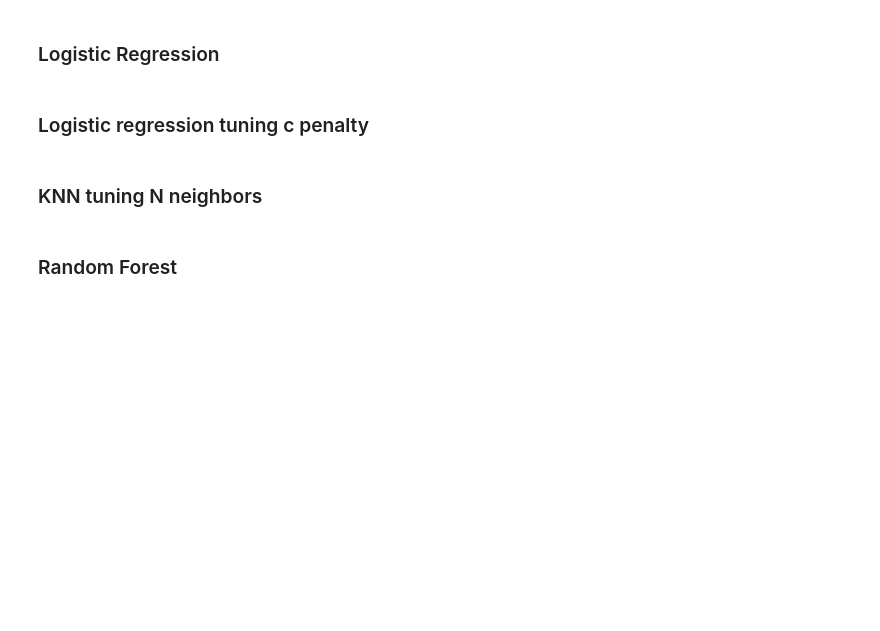
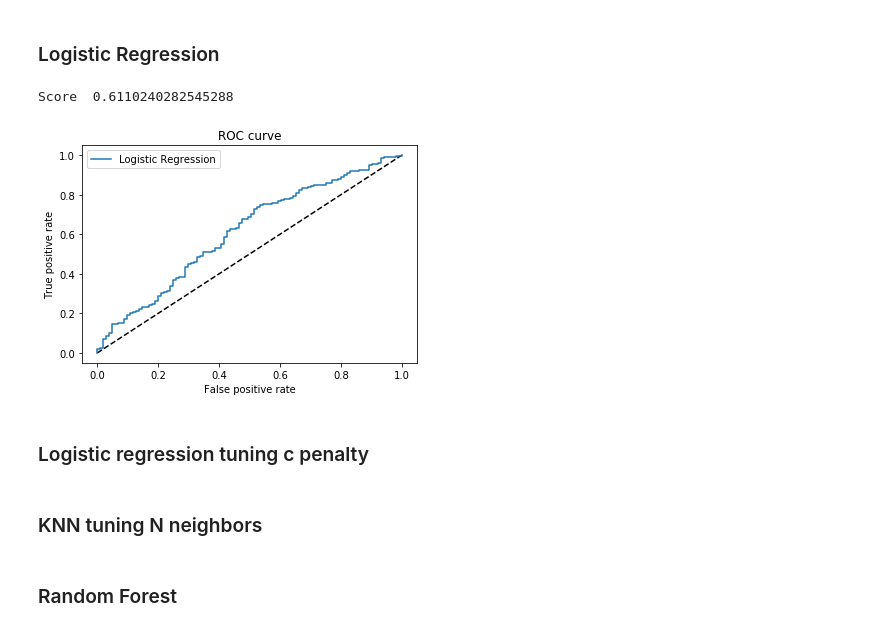
Before and after one commit to mariembelhajali/-Ipo-prediction-, a Jupyter notebook: project_description-2018.ipynb, the cells around one changed output. Drawn from its saved outputs; the diff is of its cells as text; code cells hidden in the pictures; blank space fills up the shorter version.

```diff
--- a/project_description-2018.ipynb
+++ b/project_description-2018.ipynb
@@ -151,9 +152,12 @@ plot_roc_curve('Dummy',y_pred)
 # %%
 baseline_clf = LogisticRegression()
 baseline_clf.fit(X_train,y_train)
 y_pred = baseline_clf.predict_proba(X_test)
 print('Score ',roc_auc_score(y_test, y_pred[:,1]))
-plot_roc_curve('Logistic Regression',y_pred)
+plot_roc_curve('Logistic Regression',y_pred,y_test)
+# %% [output]
+Score  0.6110240282545288
+[figure, added]
 # %% [markdown]
 ### Logistic regression tuning c penalty
 # %%
```
Also changed, not shown: parts of 12 cells of this notebook, 1 other file.
